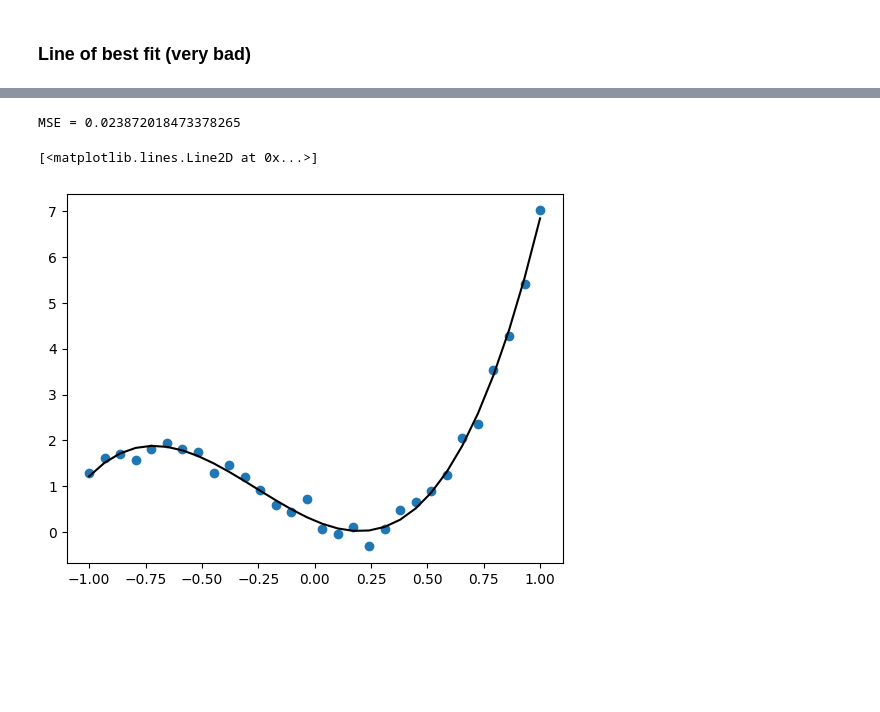
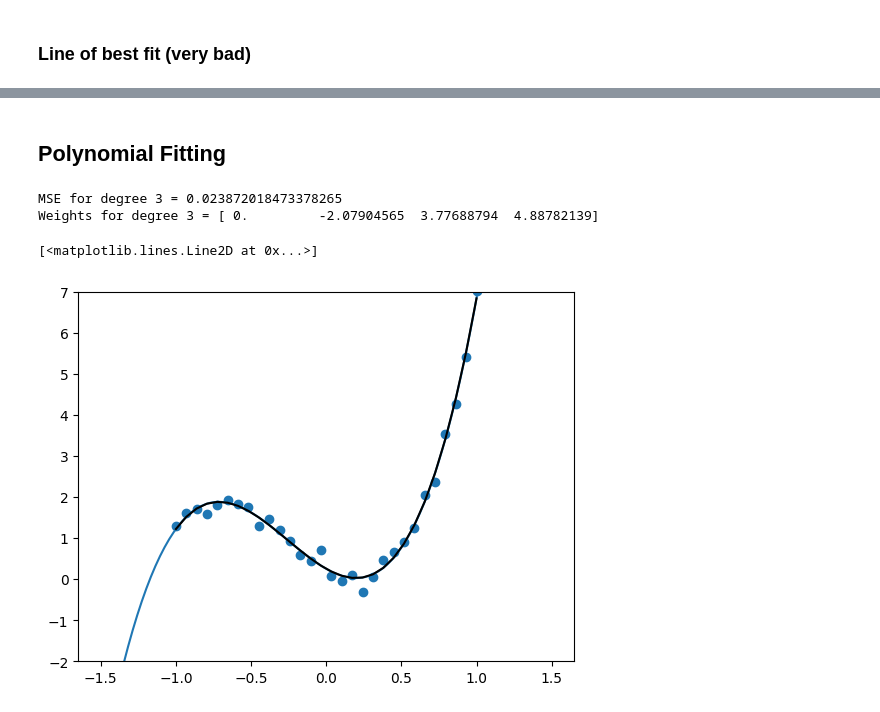
Before and after one commit to basketball23/nyu-machine-learning, a Jupyter notebook: day4/polynomial-fitting.ipynb, the cells around one changed output, grey strips where cells are left out. Drawn from its saved outputs; the diff is of its cells as text; code cells hidden in the pictures; blank space fills up the shorter version.

```diff
--- a/day4/polynomial-fitting.ipynb
+++ b/day4/polynomial-fitting.ipynb
@@ -46,21 +46,37 @@ MSE = 2.126838062603254
+# %% [markdown]
+## Polynomial Fitting
 # %%
 from sklearn.preprocessing import PolynomialFeatures
 
-poly = PolynomialFeatures(3)
+i = 3
+
+poly = PolynomialFeatures(i)
 design_matrix = poly.fit_transform(X)
 
 
 model = LinearRegression(fit_intercept=True)
 model.fit(design_matrix, y)
 
+# Mean squared error
 y_hat = model.predict(design_matrix)
 
 mse = np.mean((y - y_hat) ** 2)
-print(f"MSE = {mse}")
 
+print(f"MSE for degree {i} = {mse}")
+print(f"Weights for degree {i} = {model.coef_}")
+
+# Line plotting
+X_LINE = np.linspace(-1.5, 1.5, 100).reshape(-1, 1)
+DESIGN_LINE = poly.fit_transform(X_LINE)
+Y_LINE = model.predict(DESIGN_LINE)
+
+plt.plot(X_LINE, Y_LINE)
+
+plt.ylim(-2, 7)
 plt.scatter(x, y)
 plt.plot(x, y_hat, color = "black")
 # %% [output]
-MSE = 0.023872018473378265
+MSE for degree 3 = 0.023872018473378265
+Weights for degree 3 = [ 0.         -2.07904565  3.77688794  4.88782139]
 [<matplotlib.lines.Line2D at 0x...>]
-[figure, old version]
+[figure, new version]
```
Also changed, not shown: parts of 3 cells of this notebook, 1 other file.
